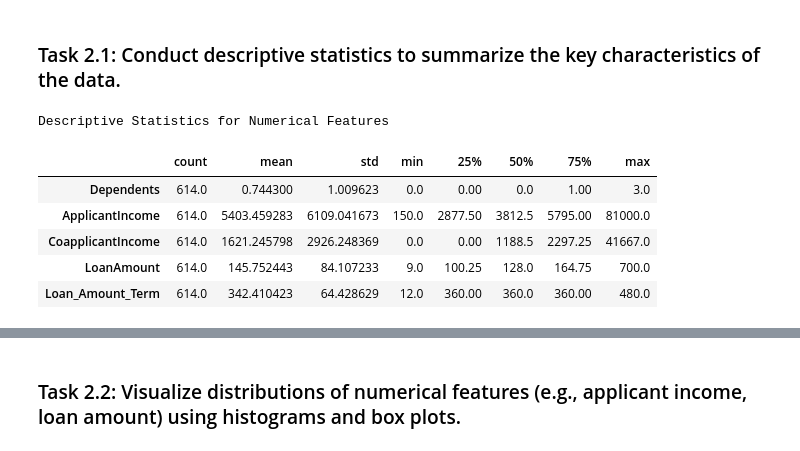
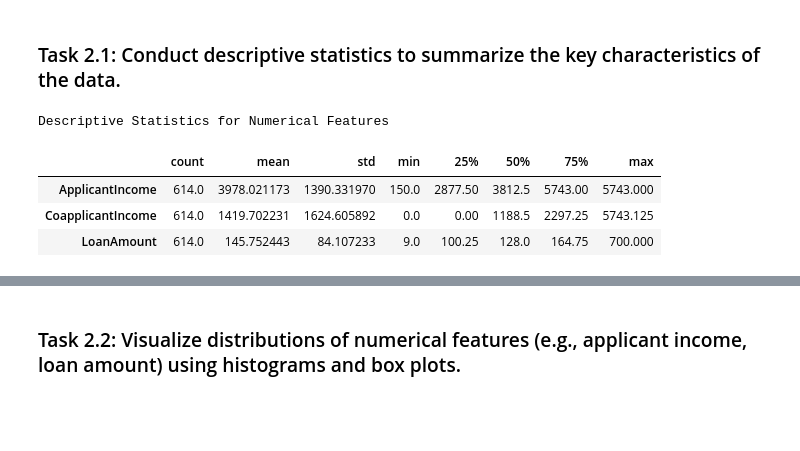
Before and after one commit to DuoDduo/Ai-Fellowship-module-3, a Jupyter notebook: Tasks/Task25/task25.ipynb, the cells around one changed output, grey strips where cells are left out. Cells and saved outputs as stored; diff of their text form; code cells hidden in the pictures; blank space fills up the shorter version.

```diff
--- a/Tasks/Task25/task25.ipynb
+++ b/Tasks/Task25/task25.ipynb
@@ -170,0 +183,5 @@ For example, when doing 'df[col].method(value, inplace=True)', try using 'df.met
+# %%
+for col in numerical_cols:
+    median_value = loan_data[col].median()
+    loan_data[col].fillna(median_value, inplace = True)
+    print(f"Filled missing values in '{col}' with Median: {median_value}")
@@ -186,9 +207,6 @@ Credit_History       0
 Property_Area        0
 Loan_Status          0
 dtype: int64
-# %%
-# converting the datatype
-loan_data['Loan_Amount_Term'] = loan_data['Loan_Amount_Term'].astype('int64')
 # %%
 #removing the + from 3+ to ensure the data is clean
 loan_data['Dependents'] = loan_data['Dependents'].str.replace('+', '')
@@ -232,6 +267,7 @@ dtype: object
 
 # Defining the numerical columns we want to check for outliers
 numerical_cols = ['ApplicantIncome', 'LoanAmount','CoapplicantIncome']
+outlier_columns = []
 
 for col in numerical_cols:
     print(f"\nAnalyzing the numerical columns: {col}")
@@ -246,8 +282,8 @@ for col in numerical_cols:
     upper_bound = Q3 + 1.5 * IQR
 
     # Identifying the number of outliers
-    outliers_upper = loan_data[loan_data[col] > upper_bound]
-    outliers_lower = loan_data[loan_data[col] < lower_bound]
+    outliers_upper = loan_data[col] > upper_bound
+    outliers_lower = loan_data[col] < lower_bound
 
 
     print(f"Q1 (25th percentile): {Q1:.2f}")
@@ -260,10 +296,14 @@ for col in numerical_cols:
     total_outliers = len(outliers_upper) + len(outliers_lower)
     print(f"\nTotal Outliers Detected: {total_outliers} rows.")
 
+    outlier_count = ((outliers_upper) | (outliers_lower)).sum()
+    if outlier_count > 0:
+        outlier_columns.append(col)
+
     # Showing a sample of the outliers
-    if len(outliers_upper) > 0:
-        print(f"Sample of {col} Upper Outliers:")
-        print(outliers_upper[[col]].sort_values(by=col, ascending=False).head(3))
+    # if len(outliers_upper) > 0:
+    #     print(f"Sample of {col} Upper Outliers:")
+    #     print(outliers_upper[[col]].sort_values(by=col, ascending=False).head(3))
 # %% [output]
 Analyzing the numerical columns: ApplicantIncome
 Q1 (25th percentile): 2877.50
@@ -284,0 +325,18 @@ Sample of ApplicantIncome Upper Outliers:
+# %%
+def clean_outliers(data, i):
+     # Calculating Quartiles and IQR
+    Q1 = loan_data[col].quantile(0.25)
+    Q3 = loan_data[col].quantile(0.75)
+    IQR = Q3 - Q1
+
+    # Defining the bounds (1.5 * IQR rule)
+    lower = Q1 - 1.5 * IQR
+    upper = Q3 + 1.5 * IQR
+    data.loc[:, i] = np.where((data.loc[:, i] < lower) | (data.loc[:, i] > upper),
+                       data[i].clip(lower = lower, upper = upper).astype(data[i].dtype), data[i])
+    return data
+
+for i in outlier_columns:
+    loan_data = clean_outliers(loan_data, i)
+
+loan_data
@@ -295,16 +367,14 @@ Index(['Loan_ID', 'Gender', 'Married', 'Dependents', 'Education',
 ### Task 2.1: Conduct descriptive statistics to summarize the key characteristics of the data.
 # %%
 print("\nDescriptive Statistics for Numerical Features")
-numerical_summary = loan_data.select_dtypes(include=['float64', 'int64']).columns
-loan_data[numerical_summary].describe().T
+numerical = loan_data.select_dtypes(include=['float64', 'int64']).columns
+loan_data[numerical].describe().T
 # %% [output]
 Descriptive Statistics for Numerical Features
 |  | count | mean | std | min | 25% | 50% | 75% | max |
-| Dependents | 614.0 | 0.744300 | 1.009623 | 0.0 | 0.00 | 0.0 | 1.00 | 3.0 |
-| ApplicantIncome | 614.0 | 5403.459283 | 6109.041673 | 150.0 | 2877.50 | 3812.5 | 5795.00 | 81000.0 |
-| CoapplicantIncome | 614.0 | 1621.245798 | 2926.248369 | 0.0 | 0.00 | 1188.5 | 2297.25 | 41667.0 |
-| LoanAmount | 614.0 | 145.752443 | 84.107233 | 9.0 | 100.25 | 128.0 | 164.75 | 700.0 |
-| Loan_Amount_Term | 614.0 | 342.410423 | 64.428629 | 12.0 | 360.00 | 360.0 | 360.00 | 480.0 |
+| ApplicantIncome | 614.0 | 3978.021173 | 1390.331970 | 150.0 | 2877.50 | 3812.5 | 5743.00 | 5743.000 |
+| CoapplicantIncome | 614.0 | 1419.702231 | 1624.605892 | 0.0 | 0.00 | 1188.5 | 2297.25 | 5743.125 |
+| LoanAmount | 614.0 | 145.752443 | 84.107233 | 9.0 | 100.25 | 128.0 | 164.75 | 700.000 |
 # %%
 print("\nDescriptive Statistics for Categorical Features")
 categorical_summary = loan_data.select_dtypes(include=["category"]).columns
```
Also changed, not shown: parts of 39 cells of this notebook, 10 other files.
